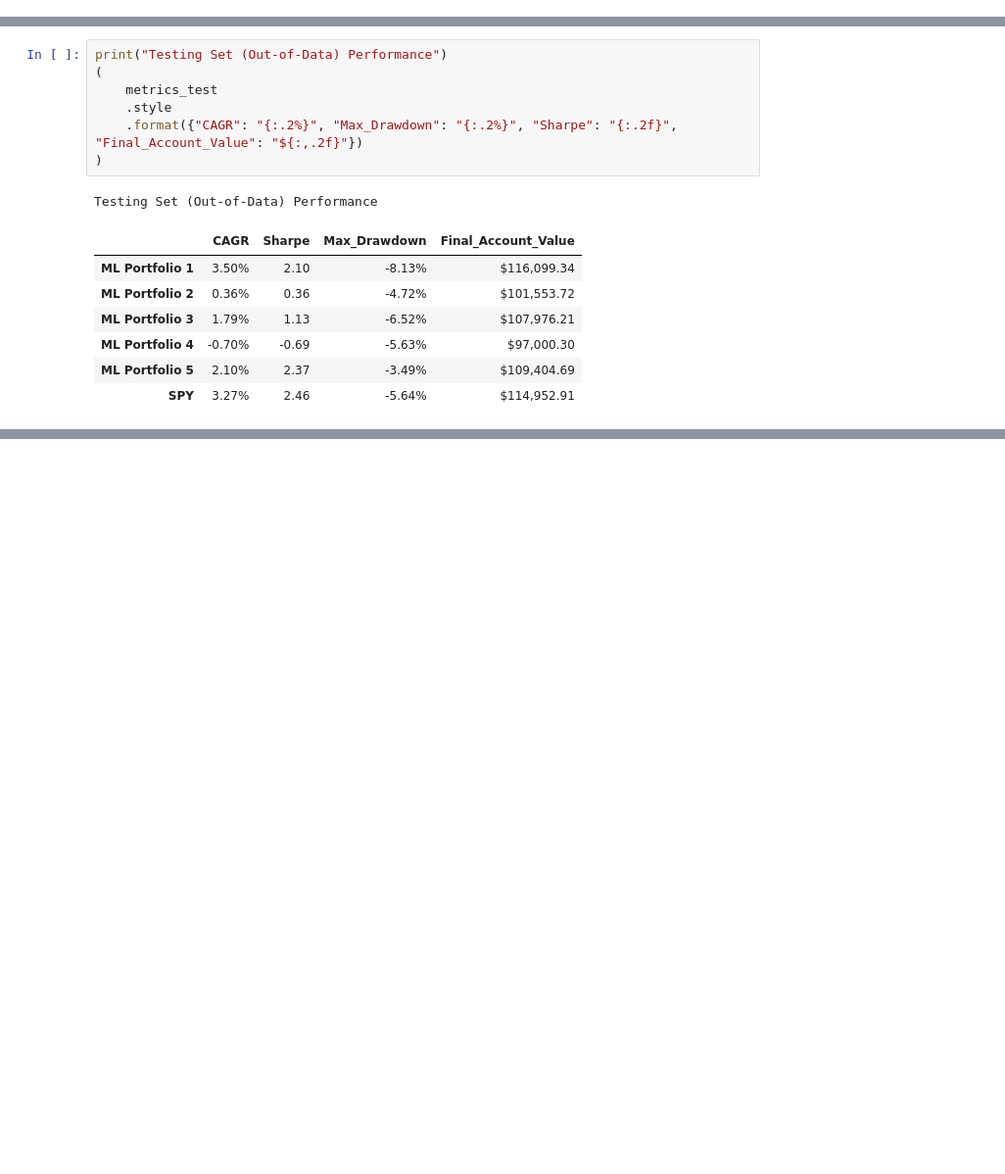
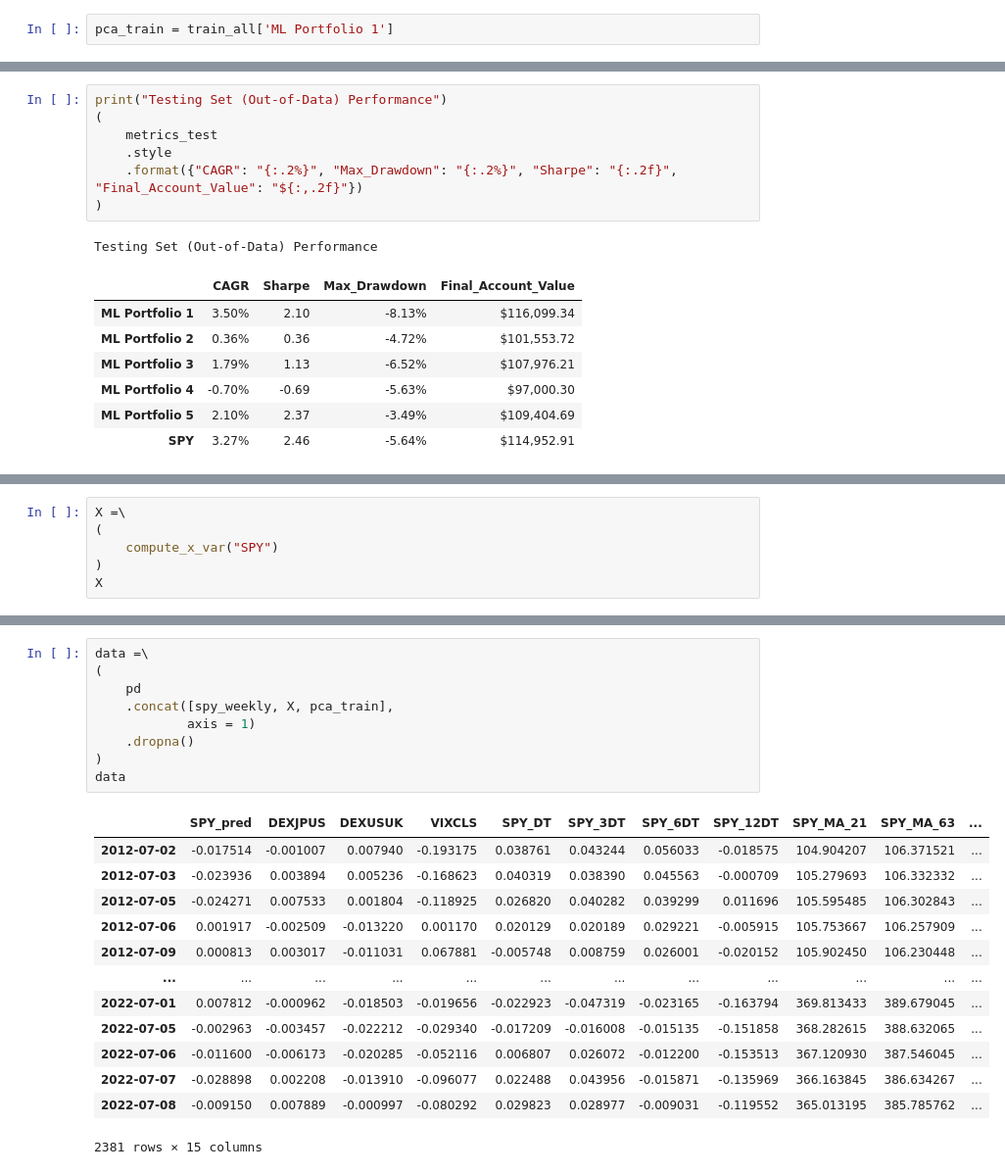
Before and after one commit to brandonsimya/qf627, a Jupyter notebook: qf627_ml.ipynb, the cells around one changed output, grey strips where cells are left out. Shown at 98% size. Cells and saved outputs as stored; diff of their text form; blank space fills up the shorter version.

```diff
--- a/qf627_ml.ipynb
+++ b/qf627_ml.ipynb
@@ -1953,3 +1969,5 @@ train_all
+# %%
+pca_train = train_all['ML Portfolio 1']
 # %%
 test_all =\
 (
@@ -2092,0 +2039,6 @@ X.head()
+# %%
+X =\
+(
+    compute_x_var("SPY")
+)
+X
@@ -2092,0 +2059,23 @@ X.head()
+# %%
+data =\
+(
+    pd
+    .concat([spy_weekly, X, pca_train],
+            axis = 1)
+    .dropna()
+)
+data
+# %% [output]
+|  | SPY_pred | DEXJPUS | DEXUSUK | VIXCLS | SPY_DT | SPY_3DT | SPY_6DT | SPY_12DT | SPY_MA_21 | SPY_MA_63 | ... |
+| 2012-07-02 | -0.017514 | -0.001007 | 0.007940 | -0.193175 | 0.038761 | 0.043244 | 0.056033 | -0.018575 | 104.904207 | 106.371521 | ... |
+| 2012-07-03 | -0.023936 | 0.003894 | 0.005236 | -0.168623 | 0.040319 | 0.038390 | 0.045563 | -0.000709 | 105.279693 | 106.332332 | ... |
+| 2012-07-05 | -0.024271 | 0.007533 | 0.001804 | -0.118925 | 0.026820 | 0.040282 | 0.039299 | 0.011696 | 105.595485 | 106.302843 | ... |
+| 2012-07-06 | 0.001917 | -0.002509 | -0.013220 | 0.001170 | 0.020129 | 0.020189 | 0.029221 | -0.005915 | 105.753667 | 106.257909 | ... |
+| 2012-07-09 | 0.000813 | 0.003017 | -0.011031 | 0.067881 | -0.005748 | 0.008759 | 0.026001 | -0.020152 | 105.902450 | 106.230448 | ... |
+| ... | ... | ... | ... | ... | ... | ... | ... | ... | ... | ... | ... |
+| 2022-07-01 | 0.007812 | -0.000962 | -0.018503 | -0.019656 | -0.022923 | -0.047319 | -0.023165 | -0.163794 | 369.813433 | 389.679045 | ... |
+| 2022-07-05 | -0.002963 | -0.003457 | -0.022212 | -0.029340 | -0.017209 | -0.016008 | -0.015135 | -0.151858 | 368.282615 | 388.632065 | ... |
+| 2022-07-06 | -0.011600 | -0.006173 | -0.020285 | -0.052116 | 0.006807 | 0.026072 | -0.012200 | -0.153513 | 367.120930 | 387.546045 | ... |
+| 2022-07-07 | -0.028898 | 0.002208 | -0.013910 | -0.096077 | 0.022488 | 0.043956 | -0.015871 | -0.135969 | 366.163845 | 386.634267 | ... |
+| 2022-07-08 | -0.009150 | 0.007889 | -0.000997 | -0.080292 | 0.029823 | 0.028977 | -0.009031 | -0.119552 | 365.013195 | 385.785762 | ... |
+2381 rows × 15 columns
```
Also changed, not shown: parts of 56 cells of this notebook.
